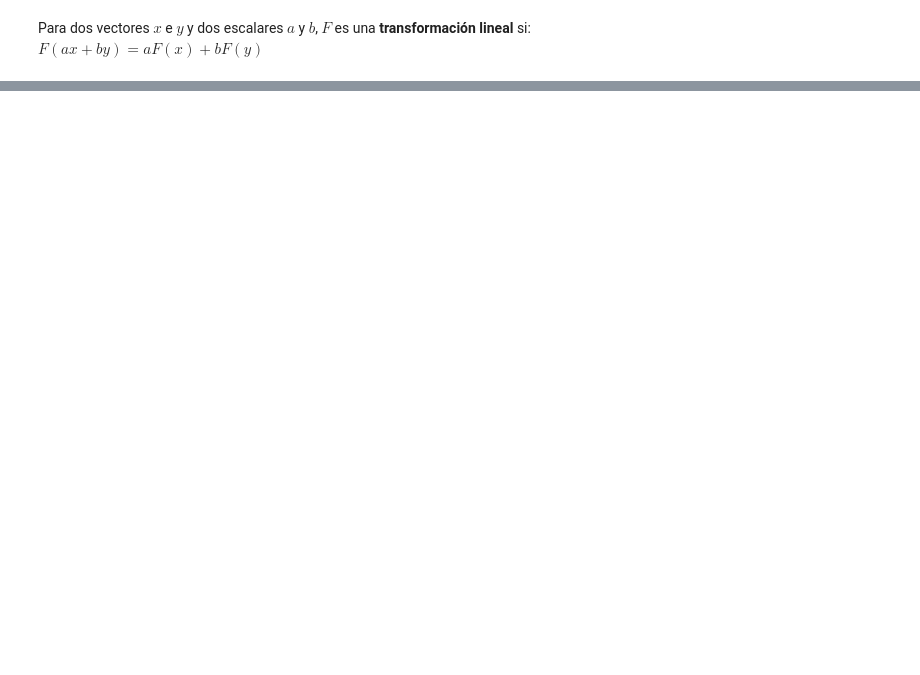
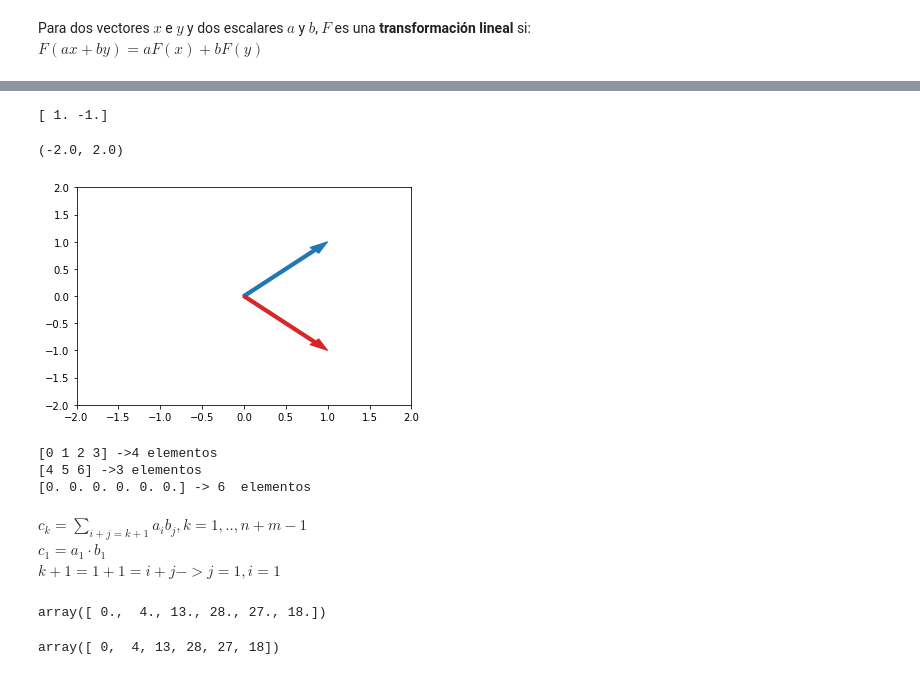
Before and after one commit to Apgt512/Colab-Notebooks, a Jupyter notebook: Modulo II. Algebra Lineal y Probabilidad/Clase 30 agosto 2021.ipynb, the cells around one changed output, grey strips where cells are left out. Drawn from its saved outputs; the diff is of its cells as text; code cells hidden in the pictures; blank space fills up the shorter version.

```diff
--- a/Modulo II. Algebra Lineal y Probabilidad/Clase 30 agosto 2021.ipynb
+++ b/Modulo II. Algebra Lineal y Probabilidad/Clase 30 agosto 2021.ipynb
@@ -69,0 +379,69 @@ Escribe un programa que realice convoluciones vectoriales y uno que realice conv
+# %%
+# Ejercicio 3
+def rotacion(angulo, R, x, y):
+    arreglo = np.array([x,y])
+    return arreglo@R
+
+angulo = np.radians(90)
+arreglo_1 = np.array([
+    [np.cos(angulo), -np.sin(angulo)],
+    [np.sin(angulo), np.cos(angulo)]
+])
+
+arreglo_2 = rotacion(angulo, arreglo_1, 1, 1)
+print(arreglo_2)
+
+
+plt.arrow(0, 0, *vector, width=0.05, length_includes_head=True,
+          color="tab:blue", )
+plt.arrow(0, 0, *arreglo_2, width=0.05, length_includes_head=True,
+          color="tab:red")
+plt.xlim(-2,2)
+plt.ylim(-2,2)
+# %% [output]
+[ 1. -1.]
+(-2.0, 2.0)
+[figure, added]
+# %%
+# Ejercicio 4
+x = np.arange(4)
+y = np.arange(4,7)
+
+c = np.zeros(len(x)+len(y)-1)
+print(x, '->4 elementos')
+print(y, '->3 elementos')
+print(c, '->',len(c), ' elementos')
+# %% [output]
+[0 1 2 3] ->4 elementos
+[4 5 6] ->3 elementos
+[0. 0. 0. 0. 0. 0.] -> 6  elementos
+# %% [markdown]
+$c_k=\sum_{i+j=k+1}a_i b_j, k=1,..,n+m-1$
+$c_1 = a_1 \cdot b_1$
+$k+1=1+1= i+j -> j=1, i=1$
+# %%
+# k=1 Primer elemento de nuestro vector c
+c[0] = x[0]*y[0]
+
+# k=2 Segundo elemento de nuestro vector c
+c[1] = x[0]*y[1] + x[1]*y[0]
+
+# k=3 Tercer elemento de nuestro vector c
+c[2] = x[0]*y[2] + x[1]*y[1] + x[2]*y[0]
+
+# k=4 Cuarto elemento de nuestro vector c
+c[3] = x[3]*y[0] + x[2]*y[1] + x[1]*y[2]
+
+# k=5 Quinto elemento de nuestro vector c
+c[4] = x[2]*y[2] + x[3]*y[1]
+
+# k=6 Sexto elemento de nuestro vector c
+c[5] = x[3]*y[2]
+
+c
+# %% [output]
+array([ 0.,  4., 13., 28., 27., 18.])
+# %%
+np.convolve(x,y)
+# %% [output]
+array([ 0,  4, 13, 28, 27, 18])
```
Also changed, not shown: parts of 55 cells of this notebook.
